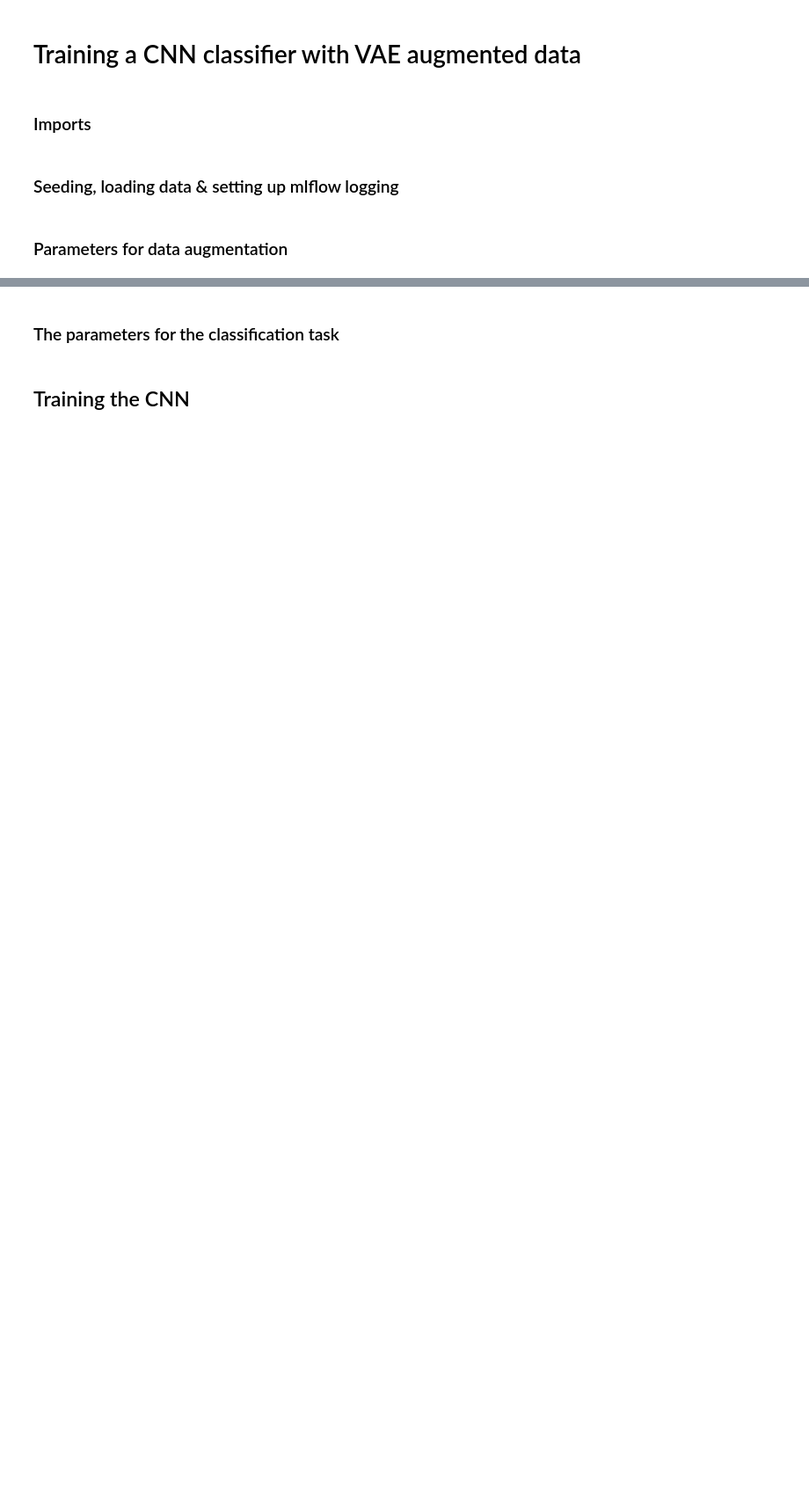
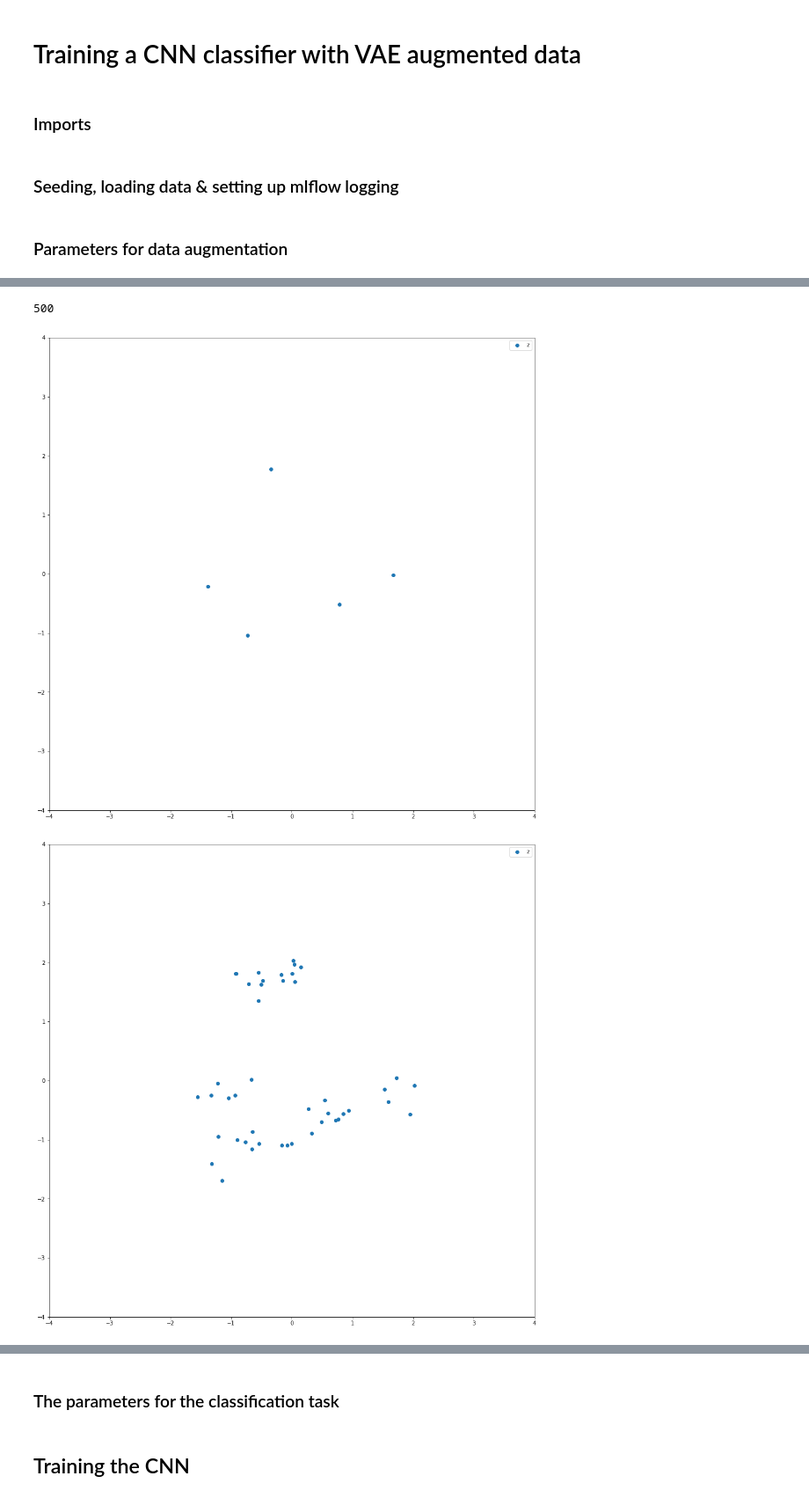
Before and after one commit to iserh/data-augmentation, a Jupyter notebook: Train CNN.ipynb, the cells around one changed output, grey strips where cells are left out. Shown at 88% size. Saved outputs shown, nothing was run; the diff lists cells and outputs as text; code cells hidden in the pictures; blank space fills up the shorter version.

Commit message:
Visualization

```diff
--- a/Train CNN.ipynb
+++ b/Train CNN.ipynb
@@ -75,0 +41,21 @@ L = tensor([45, 45, 45, 45, 45, 45, 45, 45, 45, 45])
+# %%
+datasets, dataset_info = load_splitted_datasets(DATASET, others=False)
+train_dataset, _ = load_unsplitted_dataset(DATASET)
+
+mlflow.set_experiment(f"CNN Z_DIM {Z_DIM}" if AUGMENTATION else "CNN Baseline")
+with mlflow.start_run(run_name=AUGMENTATION or "baseline") as run:
+    mlflow.log_param("original_dataset_size", len(train_dataset))
+    if AUGMENTATION is not None:
+        da = DataAugmentation(
+            vae_config=VAEConfig(z_dim=Z_DIM, beta=BETA),
+            vae_epochs=VAE_EPOCHS,
+            multi_vae=MULTI_VAE,
+            seed=SEED,
+        )
+
+        generated_datasets = da.augment_datasets(datasets, dataset_info, AUGMENTATION, K=K, **augmentation_params)
+        train_dataset = ConcatDataset([train_dataset, *generated_datasets])
+
+test_dataset = get_dataset(DATASET, train=False)
+print(len(train_dataset))
+# %% [output]
@@ -75,0 +66,3 @@ L = tensor([45, 45, 45, 45, 45, 45, 45, 45, 45, 45])
+500
+[figure, added]
+[figure, added]
```
Also changed, not shown: parts of 6 cells of this notebook, 4 other files.
